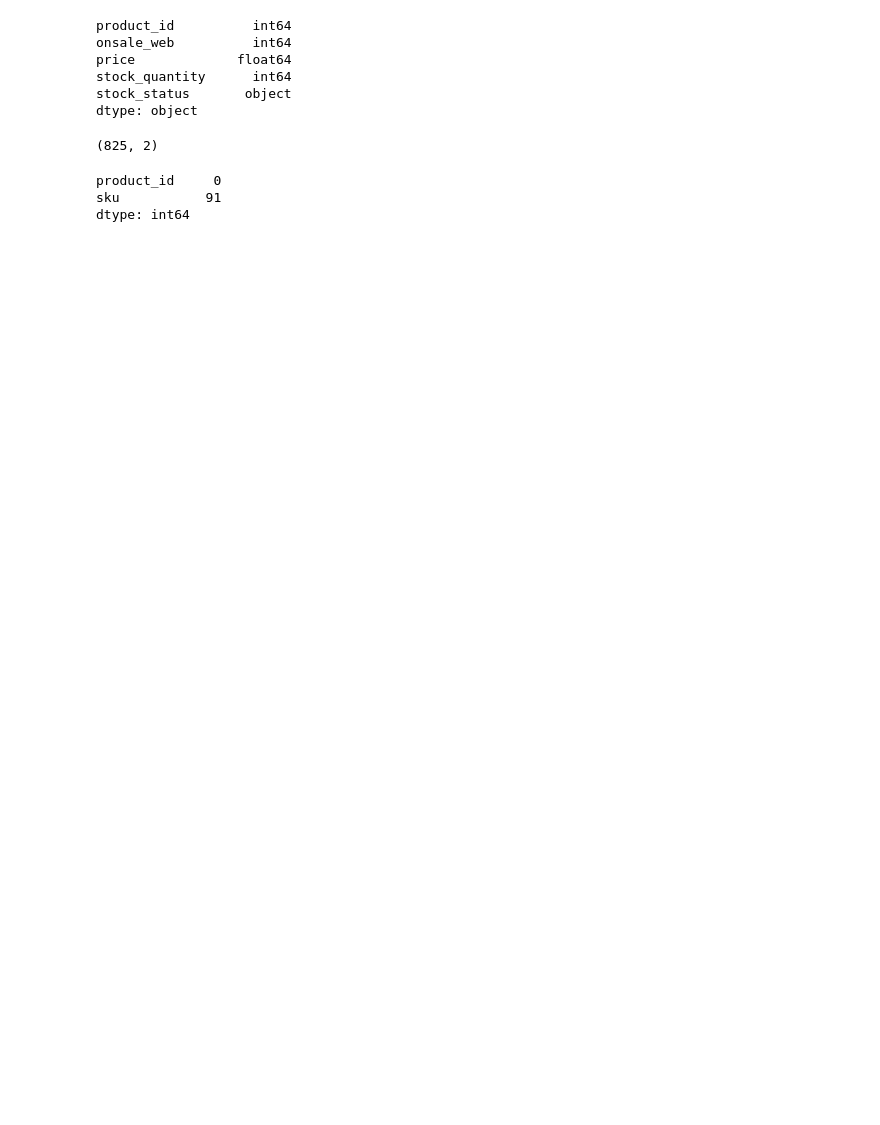
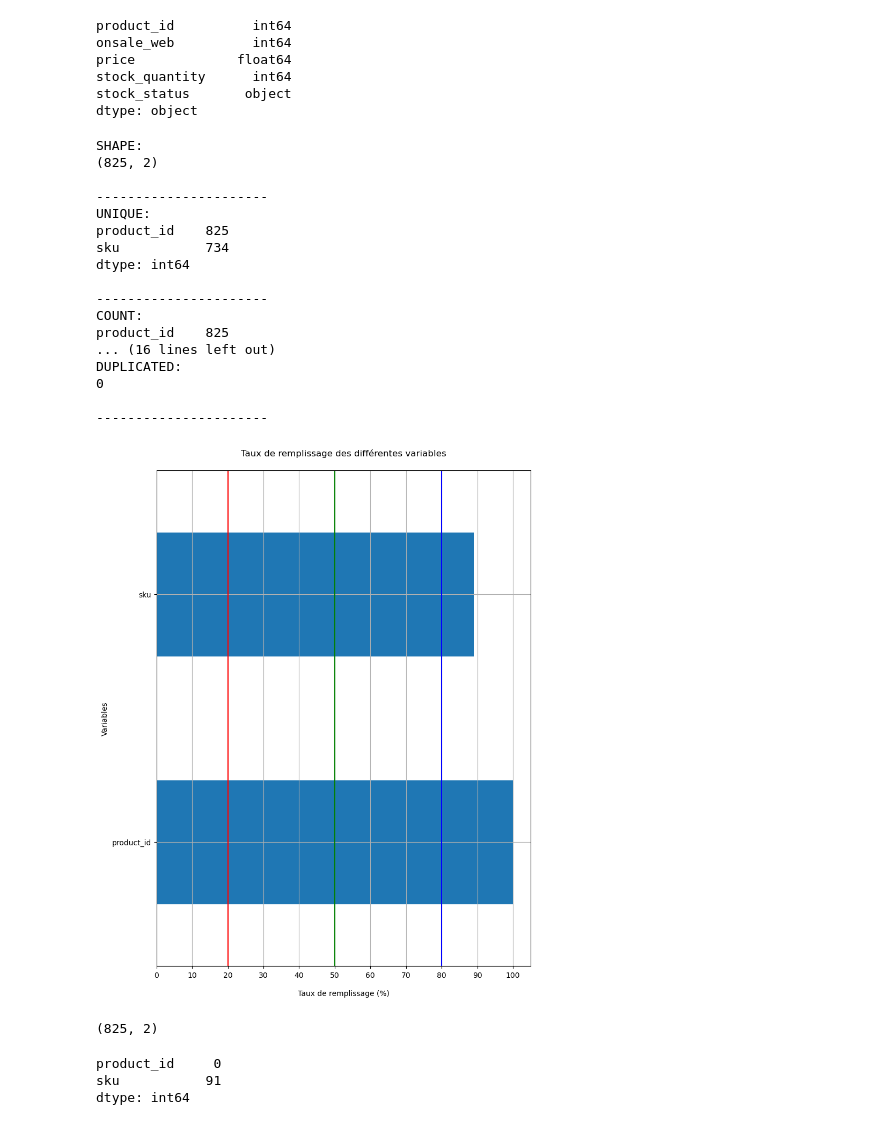
Before and after one commit to IA-44/buhtig-wine, a Jupyter notebook: buhtig_eda.ipynb, the cells around one changed output. Drawn from its saved outputs; the diff is of its cells as text; code cells hidden in the pictures; blank space fills up the shorter version.

```diff
--- a/buhtig_eda.ipynb
+++ b/buhtig_eda.ipynb
@@ -114,4 +108,27 @@ price             float64
 stock_quantity      int64
 stock_status       object
 dtype: object
+# %%
+# Visualisation du df liaison
+
+verif(liaison)
+# %% [output]
+SHAPE:
+(825, 2)
+
+----------------------
+UNIQUE:
+product_id    825
+sku           734
+dtype: int64
+
+----------------------
+COUNT:
+product_id    825
+... (16 lines left out)
+DUPLICATED:
+0
+
+----------------------
+[figure, added]
 # %%
```
Also changed, not shown: parts of 17 cells of this notebook.
